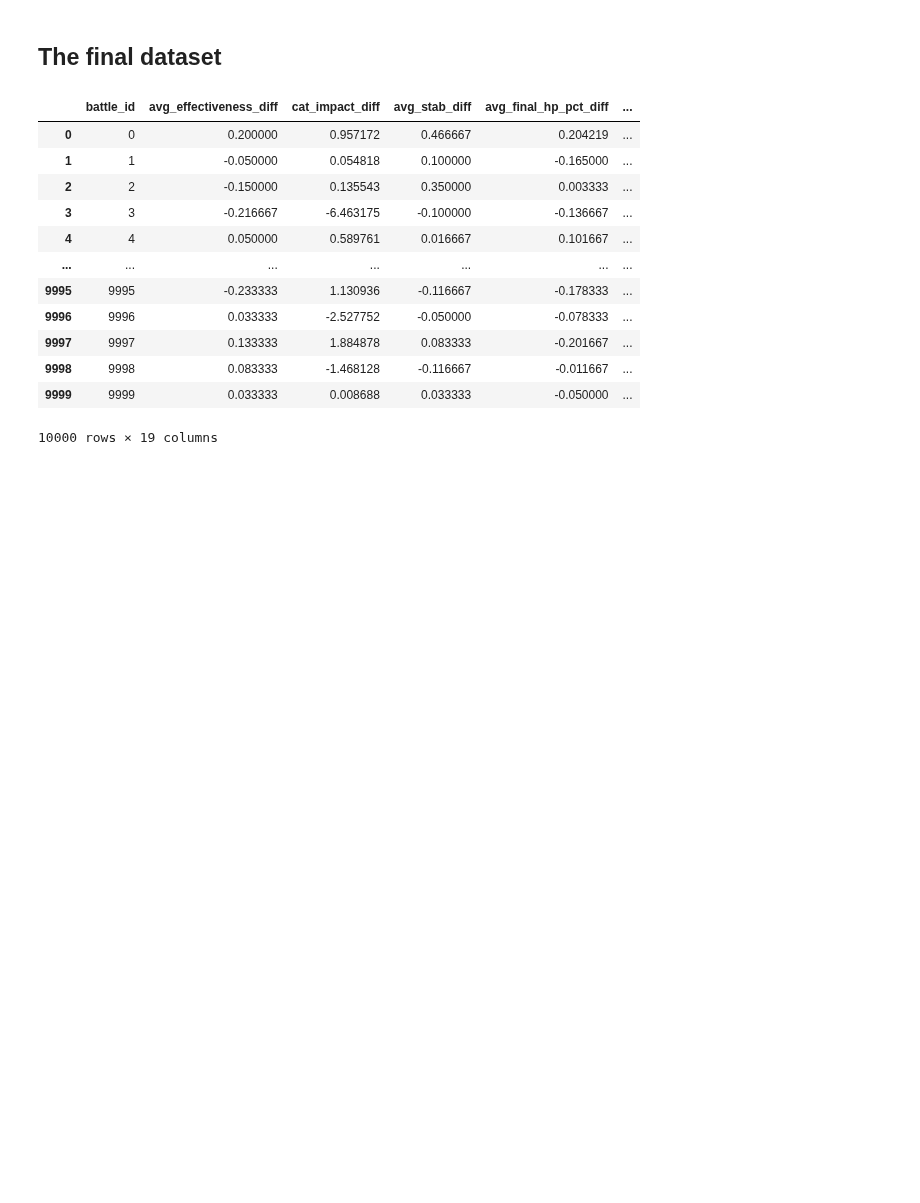
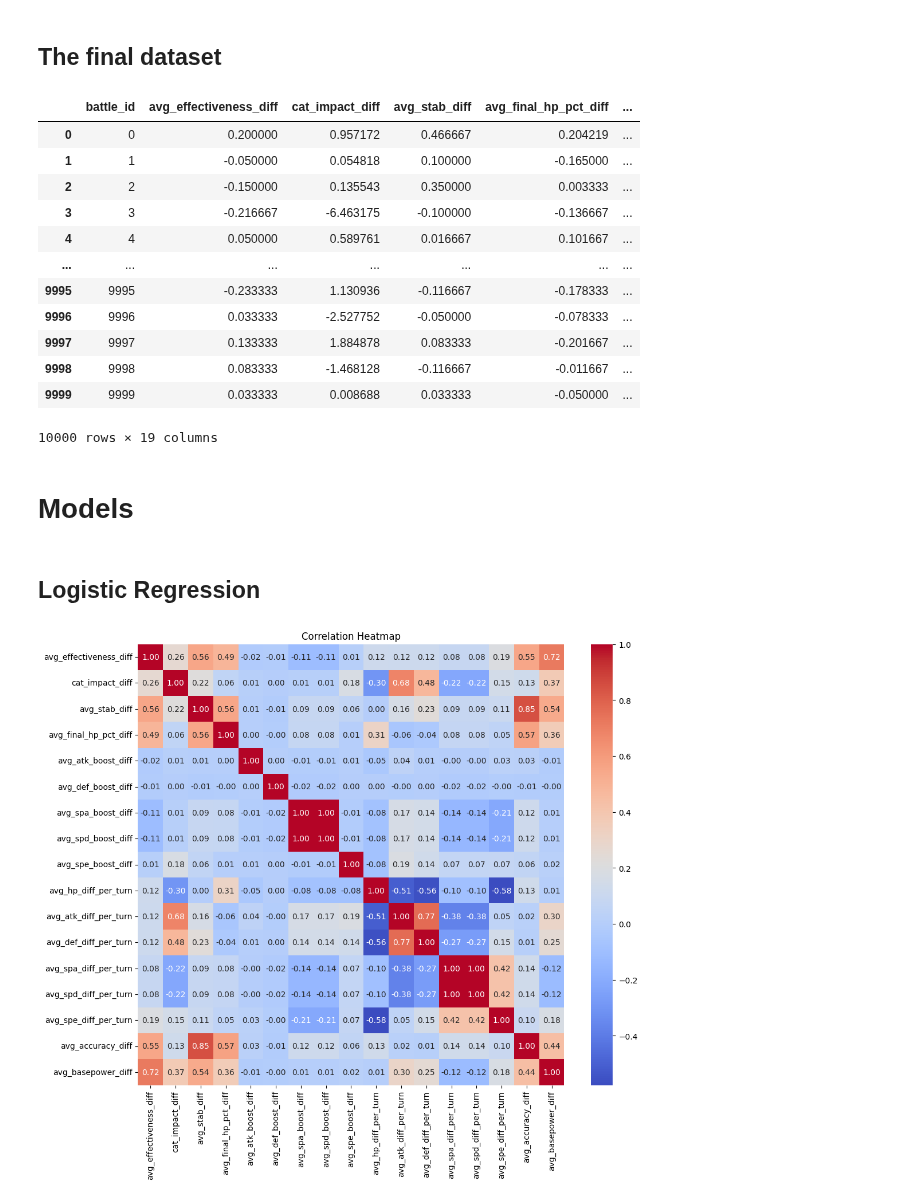
Before and after one commit to LeonardoSani/FDS_challenge, a Jupyter notebook: Notebook.ipynb, the cells around one changed output. Drawn from its saved outputs; the diff is of its cells as text; code cells hidden in the pictures; blank space fills up the shorter version.

Commit message:
Added module for models and started logistic regression

```diff
--- a/Notebook.ipynb
+++ b/Notebook.ipynb
@@ -318,3 +319,24 @@ final_table_train
 # %%
 # now we do this for test
 final_table_test=generate_features(test_data, flag_test=True)
+# %% [markdown]
+# Models
+# %%
+Y_train = final_table_train['player_won'].astype(int)
+
+X_train = final_table_train.drop(columns=['player_won', 'battle_id'])
+
+X_test = final_table_test.drop(columns=['battle_id'])
+# %% [markdown]
+## Logistic Regression
+# %%
+# plot correlation heatmap
+import seaborn as sns
+import matplotlib.pyplot as plt
+corr = X_train.corr()
+plt.figure(figsize=(12,10))
+sns.heatmap(corr, annot=True, fmt=".2f", cmap='coolwarm')
+plt.title('Correlation Heatmap')
+plt.show()
+# %% [output]
+[figure, added]
```
Also changed, not shown: parts of 4 cells of this notebook, 4 other files.
